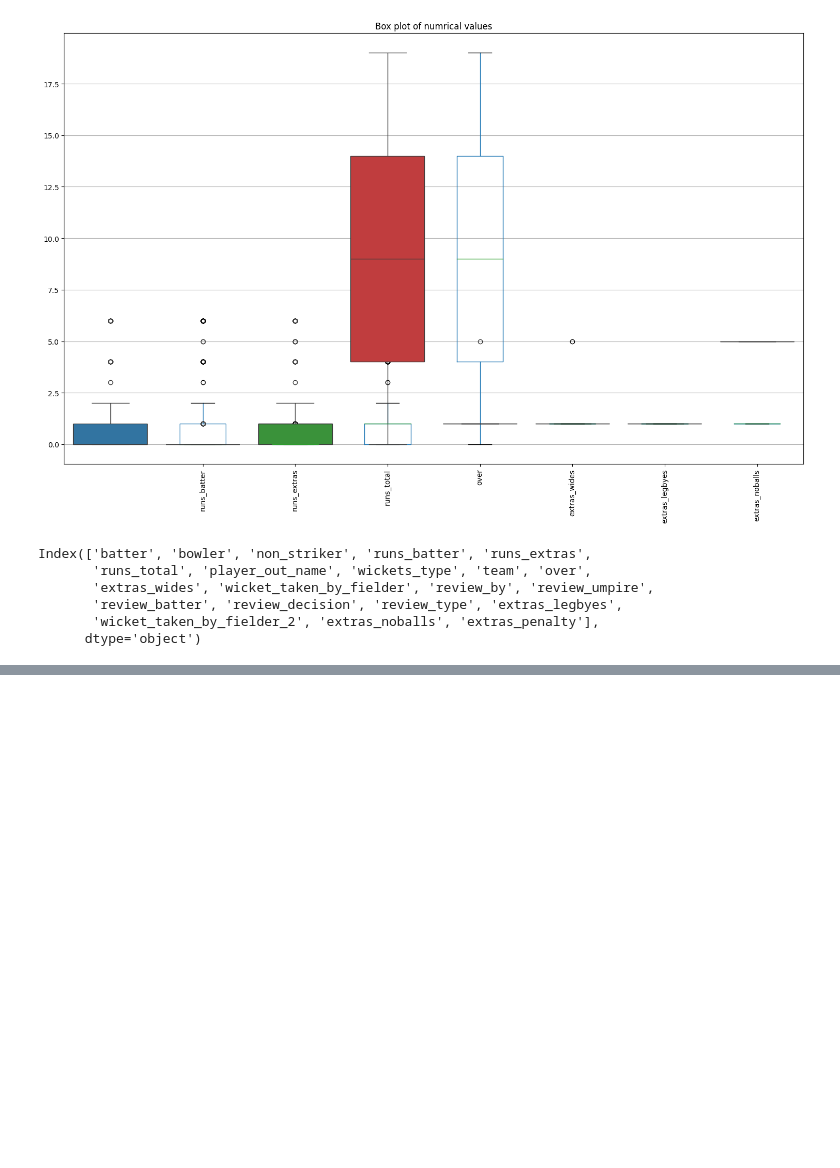
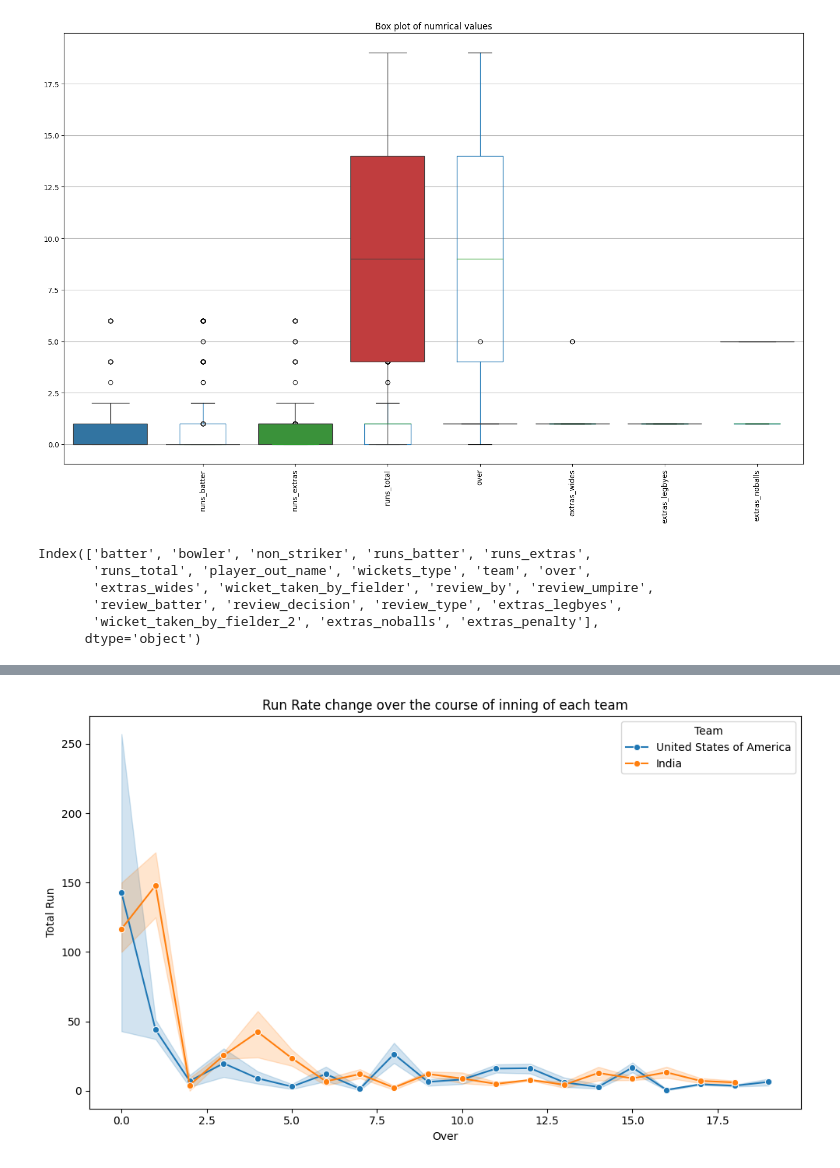
Before and after one commit to ayuri1512/Data-Science-Projects, a Jupyter notebook: T20worldcup.ipynb, the cells around one changed output, grey strips where cells are left out. Saved outputs shown, nothing was run; the diff lists cells and outputs as text; code cells hidden in the pictures; blank space fills up the shorter version.

```diff
--- a/T20worldcup.ipynb
+++ b/T20worldcup.ipynb
@@ -258,0 +293,19 @@ print(wicket_by_over_team)
+# %%
+#Run rate change over the course of inning of each team
+df["cummulative_run"] = df.groupby(["over", "team"])["runs_total"].cumsum()
+df["cummulative_over"] = df.groupby(["over", "team"])["over"].cumsum()+1
+df["run_rate"] = (df["cummulative_run"] / df["cummulative_over"]) * 100
+#print("Run Rate change over the course of inning of each team")
+#print(df[["over", "team", "run_rate"]])
+
+#plotting line plot
+plt.figure(figsize=(10, 6))
+sns.lineplot(data = df, x = "over", y = "run_rate",  hue='team', marker='o')
+plt.title("Run Rate change over the course of inning of each team")
+plt.xlabel("Over")
+plt.ylabel("Total Run")
+plt.legend(title='Team')
+plt.tight_layout()
+plt.show()
+# %% [output]
+[figure, added]
```
Also changed, not shown: parts of 8 cells of this notebook.
